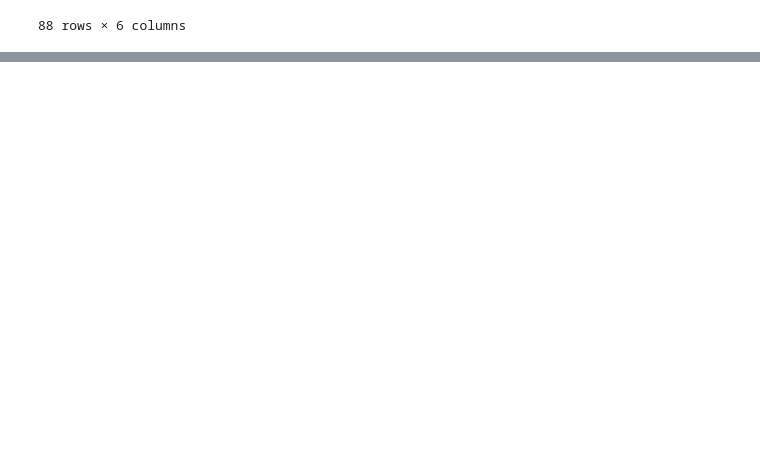
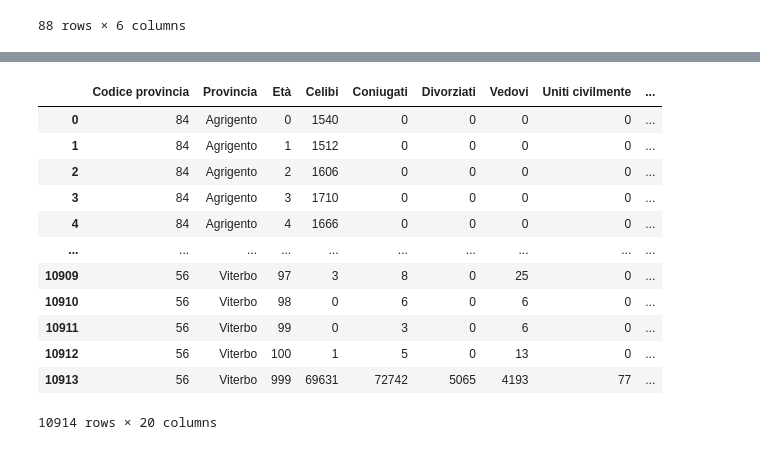
Before and after one commit to ondata/dati_sdi_reati_genere, a Jupyter notebook: tableau/comunicazioni_sdi.ipynb, the cells around one changed output, grey strips where cells are left out. Drawn from its saved outputs; the diff is of its cells as text; code cells hidden in the pictures; blank space fills up the shorter version.

```diff
--- a/tableau/comunicazioni_sdi.ipynb
+++ b/tableau/comunicazioni_sdi.ipynb
@@ -154,0 +171,17 @@ df_comunicazioni_sdi_vittime_f.to_csv("df_comunicazioni_sdi_vittime_f.csv", inde
+# %%
+residenti_2022_province =pd.read_csv("/Users/venere/Documents/GitHub/dati_sdi_reati_genere/resources/POSAS_2022_it_Province.csv", sep=";", header=1)
+residenti_2022_province
+# %% [output]
+|  | Codice provincia | Provincia | Età | Celibi | Coniugati | Divorziati | Vedovi | Uniti civilmente | ... |
+| 0 | 84 | Agrigento | 0 | 1540 | 0 | 0 | 0 | 0 | ... |
+| 1 | 84 | Agrigento | 1 | 1512 | 0 | 0 | 0 | 0 | ... |
+| 2 | 84 | Agrigento | 2 | 1606 | 0 | 0 | 0 | 0 | ... |
+| 3 | 84 | Agrigento | 3 | 1710 | 0 | 0 | 0 | 0 | ... |
+| 4 | 84 | Agrigento | 4 | 1666 | 0 | 0 | 0 | 0 | ... |
+| ... | ... | ... | ... | ... | ... | ... | ... | ... | ... |
+| 10909 | 56 | Viterbo | 97 | 3 | 8 | 0 | 25 | 0 | ... |
+| 10910 | 56 | Viterbo | 98 | 0 | 6 | 0 | 6 | 0 | ... |
+| 10911 | 56 | Viterbo | 99 | 0 | 3 | 0 | 6 | 0 | ... |
+| 10912 | 56 | Viterbo | 100 | 1 | 5 | 0 | 13 | 0 | ... |
+| 10913 | 56 | Viterbo | 999 | 69631 | 72742 | 5065 | 4193 | 77 | ... |
+10914 rows × 20 columns
```
Also changed, not shown: parts of 32 cells of this notebook, 8 other files.
